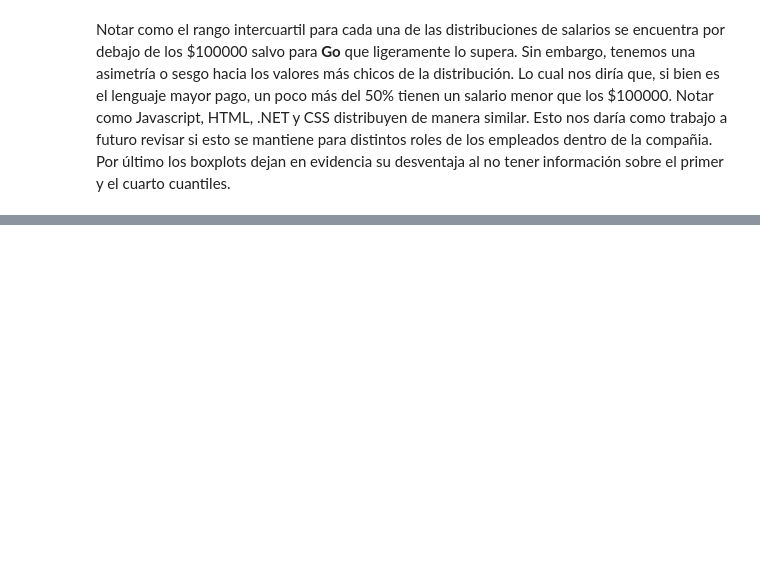
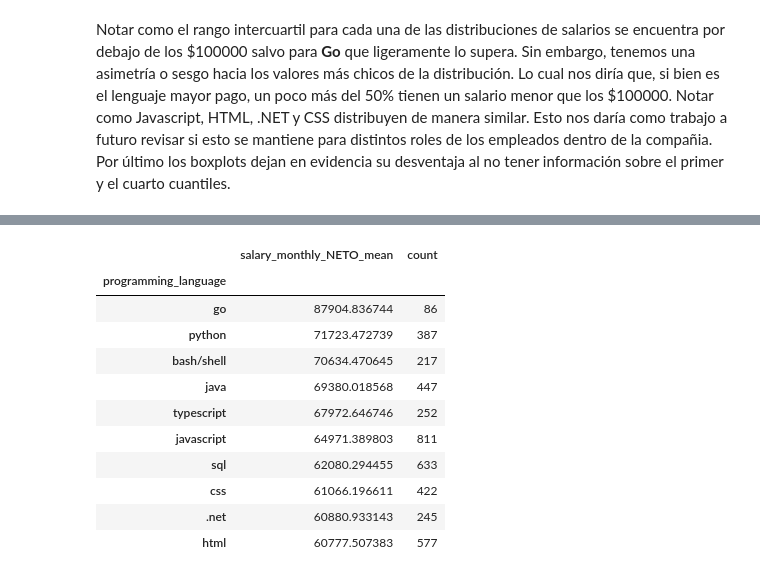
Before and after one commit to benjaminocampo/AyVD, a Jupyter notebook: labs/part1/exercise1.ipynb, the cells around one changed output, grey strips where cells are left out. Saved outputs shown, nothing was run; the diff lists cells and outputs as text; code cells hidden in the pictures; blank space fills up the shorter version.

```diff
--- a/labs/part1/exercise1.ipynb
+++ b/labs/part1/exercise1.ipynb
@@ -403,0 +423,23 @@ seaborn.boxenplot(
+# %%
+gb = df_langs.groupby(programming_language)
+count_bylangs = gb \
+    .agg(salary_monthly_NETO_mean=(salary_monthly_NETO, "mean")) \
+    .join(gb.size().to_frame().rename(columns={0: "count"}))
+
+count_bylangs.sort_values(
+    by="salary_monthly_NETO_mean",
+    ascending=False
+).head(10)
+# %% [output]
+|  | salary_monthly_NETO_mean | count |
+| programming_language |  |  |
+| go | 87904.836744 | 86 |
+| python | 71723.472739 | 387 |
+| bash/shell | 70634.470645 | 217 |
+| java | 69380.018568 | 447 |
+| typescript | 67972.646746 | 252 |
+| javascript | 64971.389803 | 811 |
+| sql | 62080.294455 | 633 |
+| css | 61066.196611 | 422 |
+| .net | 60880.933143 | 245 |
+| html | 60777.507383 | 577 |
```
Also changed, not shown: parts of 3 cells of this notebook, 3 other files.
